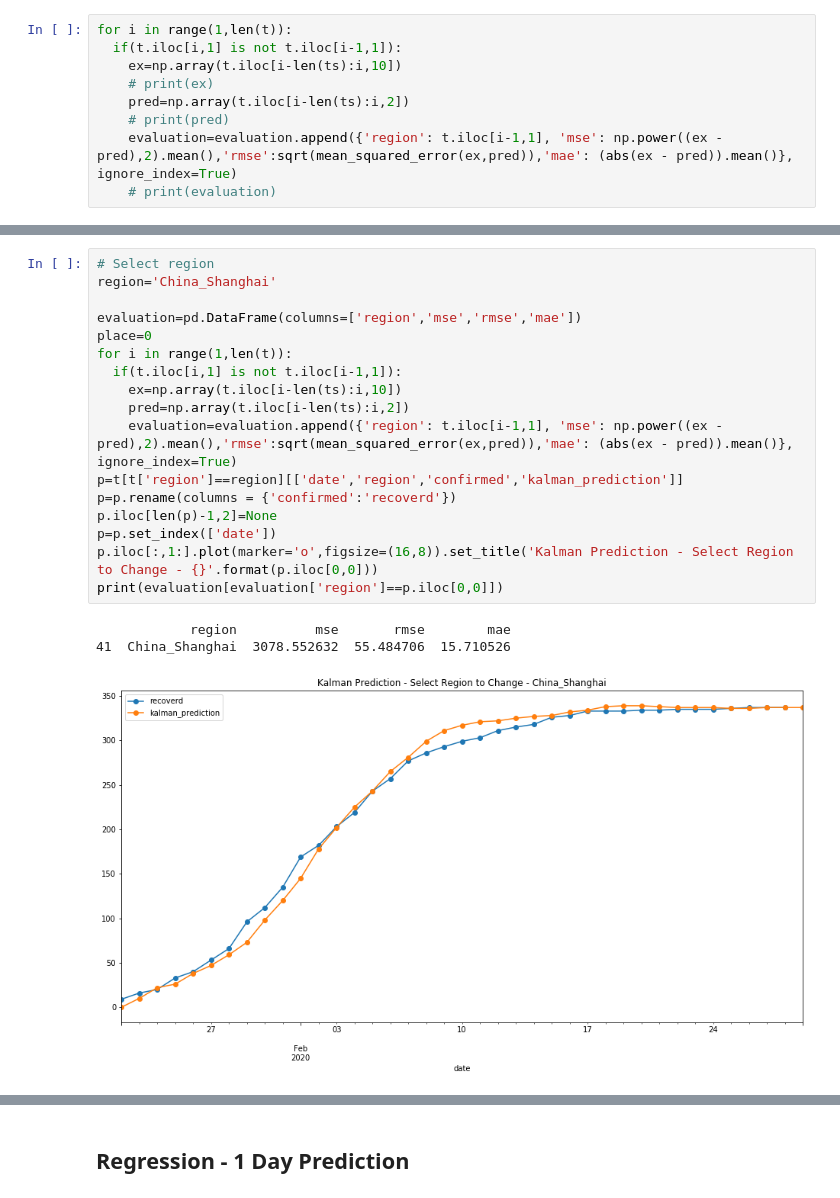
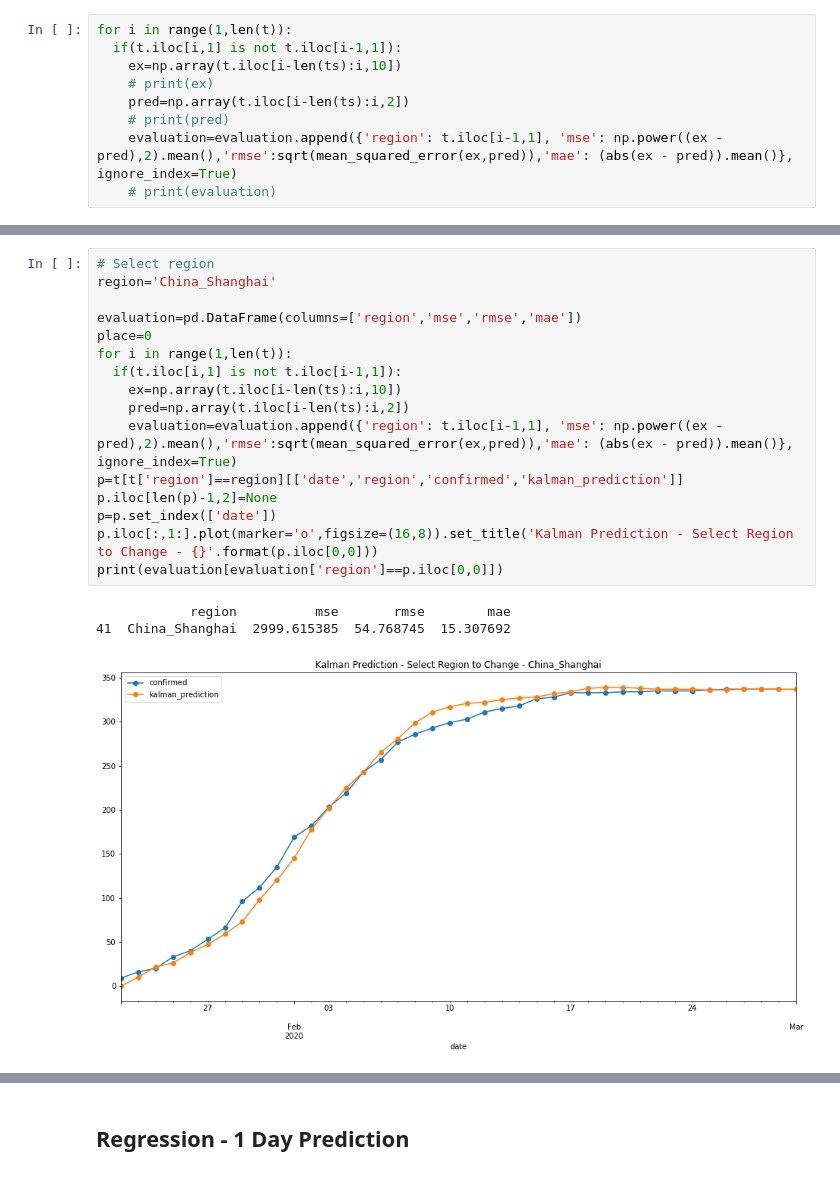
Before and after one commit to Rank23/COVID19, a Jupyter notebook: COVID19_Prediction.ipynb, the cells around one changed output, grey strips where cells are left out. Drawn from its saved outputs; the diff is of its cells as text.

```diff
--- a/COVID19_Prediction.ipynb
+++ b/COVID19_Prediction.ipynb
@@ -515,24 +503,23 @@ print(evaluation[evaluation['region']==p.iloc[0,0]])
 # %%
 # Select region
 region='China_Shanghai'
 
 evaluation=pd.DataFrame(columns=['region','mse','rmse','mae'])
 place=0
 for i in range(1,len(t)):
   if(t.iloc[i,1] is not t.iloc[i-1,1]):
     ex=np.array(t.iloc[i-len(ts):i,10])
     pred=np.array(t.iloc[i-len(ts):i,2])
     evaluation=evaluation.append({'region': t.iloc[i-1,1], 'mse': np.power((ex - pred),2).mean(),'rmse':sqrt(mean_squared_error(ex,pred)),'mae': (abs(ex - pred)).mean()}, ignore_index=True)
 p=t[t['region']==region][['date','region','confirmed','kalman_prediction']]
-p=p.rename(columns = {'confirmed':'recoverd'})
 p.iloc[len(p)-1,2]=None
 p=p.set_index(['date'])
 p.iloc[:,1:].plot(marker='o',figsize=(16,8)).set_title('Kalman Prediction - Select Region to Change - {}'.format(p.iloc[0,0]))
 print(evaluation[evaluation['region']==p.iloc[0,0]])
 # %% [output]
             region          mse       rmse        mae
-41  China_Shanghai  3078.552632  55.484706  15.710526
+41  China_Shanghai  2999.615385  54.768745  15.307692
-[figure, old version]
+[figure, new version]
 # %%
 # Select region
 region='Italy_nan'
```
Also changed, not shown: parts of 27 cells of this notebook.
